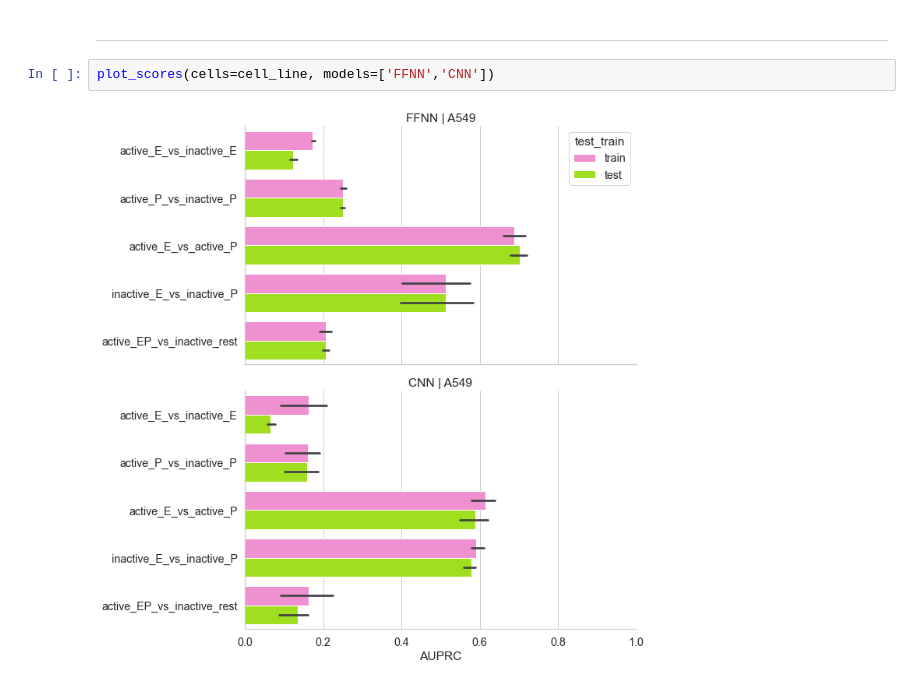
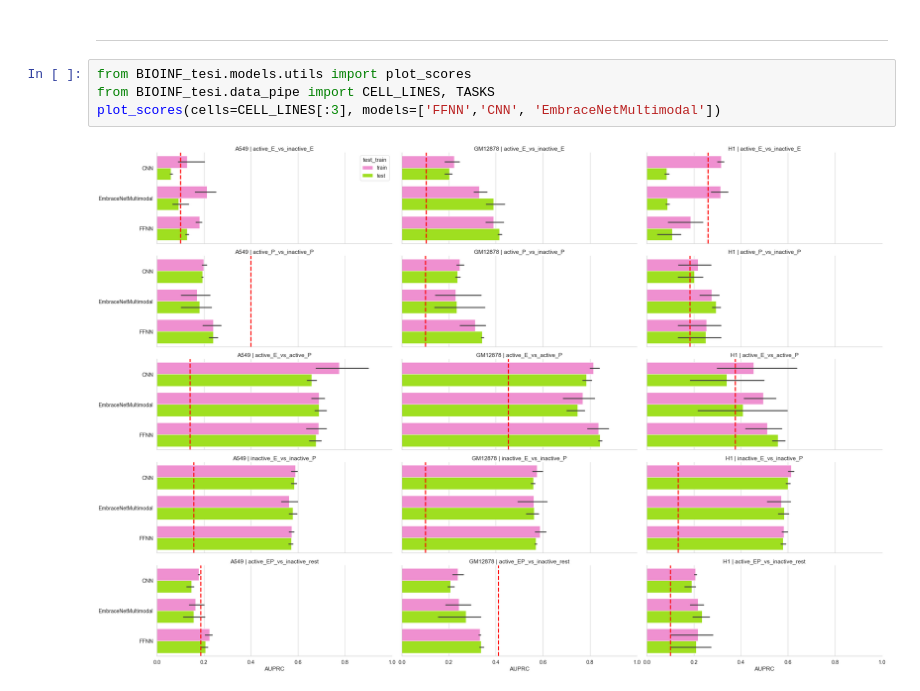
Before and after one commit to nikiiny/Prediction-of-Active-and-Inactive-Regulatory-Regions-with-Embracenet-Multimodal-Neural-Network-, a Jupyter notebook: 01_Thesis_BIOINF_A549.ipynb, the cells around one changed output. Drawn from its saved outputs; the diff is of its cells as text.

```diff
--- a/01_Thesis_BIOINF_A549.ipynb
+++ b/01_Thesis_BIOINF_A549.ipynb
@@ -1101,7 +1090,9 @@ with open ('results_dict.pickle', 'wb') as fout:
     pickle.dump(OrderedDict(results_dict), fout)
 # %% [markdown]
 ---
-# %%
-plot_scores(cells=cell_line, models=['FFNN','CNN'])
-# %% [output]
-[figure, removed]
+# %%
+from BIOINF_tesi.models.utils import plot_scores
+from BIOINF_tesi.data_pipe import CELL_LINES, TASKS
+plot_scores(cells=CELL_LINES[:3], models=['FFNN','CNN', 'EmbraceNetMultimodal'])
+# %% [output]
+[figure, added]
```
Also changed, not shown: parts of 3 cells of this notebook, 12 other files.
